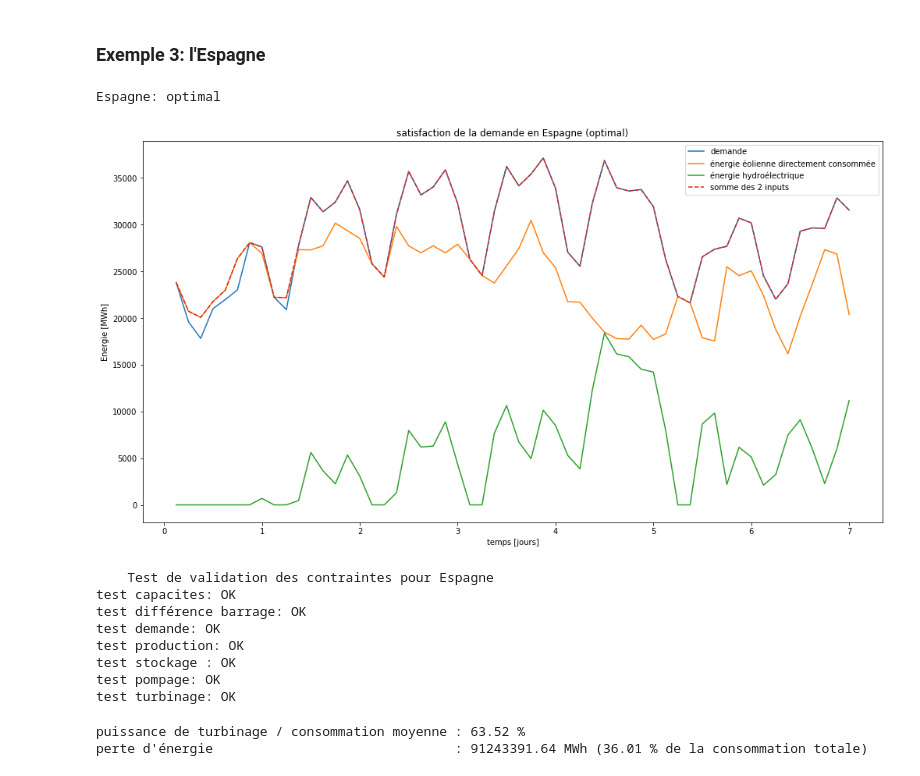
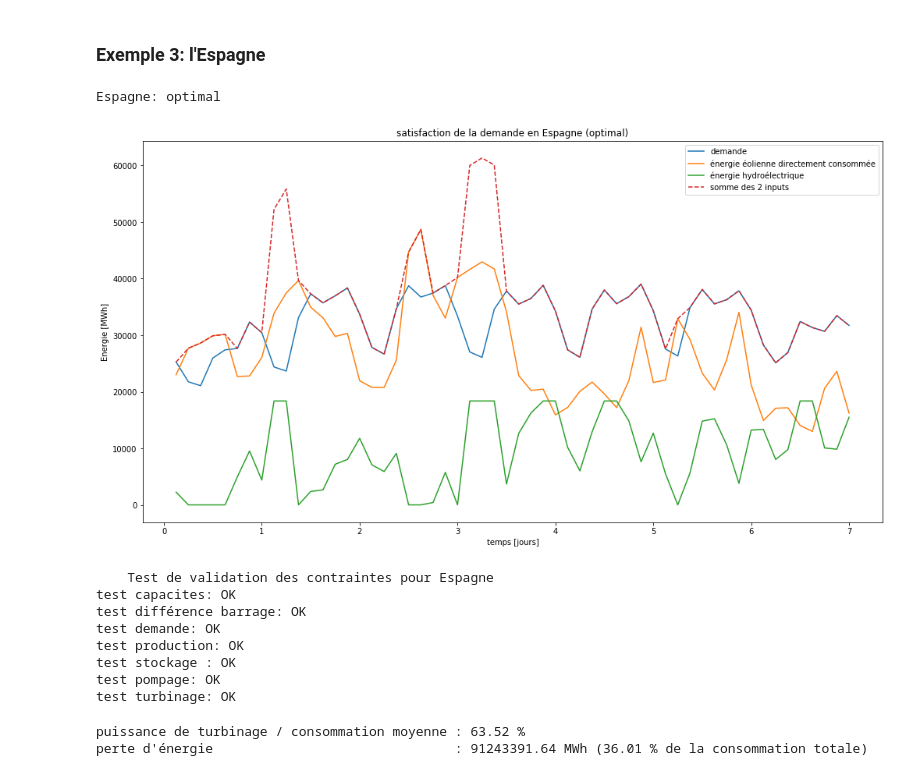
Before and after one commit to Zepp176/Projet_optimisation, a Jupyter notebook: projet_partie2.ipynb, the cells around one changed output. Cells and saved outputs as stored; diff of their text form; code cells hidden in the pictures.

```diff
--- a/projet_partie2.ipynb
+++ b/projet_partie2.ipynb
@@ -738,28 +738,29 @@ De plus la Norvège possède la plus grande puissance de turbinage d'Europe ce q
 ### Exemple 3: l'Espagne
 # %%
 pays = 'Espagne'
-N = 7*24
+N = 8760
 T = 3
 
 result, s, t, D, A, R = resolution_prob3(N, T, pays)
 
-X = np.arange(T, N+T, T)
+a = int(7*24//3)                 #on regarde la s2 pour bien voire la diff avec le point 4.
+X = np.arange(T, 7*24+T, T)
 
 plt.figure(figsize=(17,9))
-plt.plot(X/24, D/T) # Consommations
-plt.plot(X/24, s.primalVariableSolution['E']/T)
-plt.plot(X/24, s.primalVariableSolution['H_d']/T)
-plt.plot(X/24, s.primalVariableSolution['E']/T + s.primalVariableSolution['H_d']/T, '--')
+plt.plot(X/24, D[a:2*a]/T) # Consommations
+plt.plot(X/24, s.primalVariableSolution['E'][a:2*a]/T)
+plt.plot(X/24, s.primalVariableSolution['H_d'][a:2*a]/T)
+plt.plot(X/24, s.primalVariableSolution['E'][a:2*a]/T + s.primalVariableSolution['H_d'][a:2*a]/T, '--')
 plt.title('satisfaction de la demande en {} ({})'.format(pays, result))
 plt.legend(['demande', 'énergie éolienne directement consommée', 'énergie hydroélectrique', 'somme des 2 inputs'])
 plt.xlabel('temps [jours]')
 plt.ylabel('Energie [MWh]')
 plt.show()
 
 test_resultat(pays, s.primalVariableSolution['X'], s.primalVariableSolution['B'], s.primalVariableSolution['H_m'], s.primalVariableSolution['H_d'], s.primalVariableSolution['E'], A, D, R)
 # %% [output]
 Espagne: optimal
-[figure, old version]
+[figure, new version]
     Test de validation des contraintes pour Espagne
 test capacites: OK
 test différence barrage: OK
```
Also changed, not shown: parts of 7 cells of this notebook.
